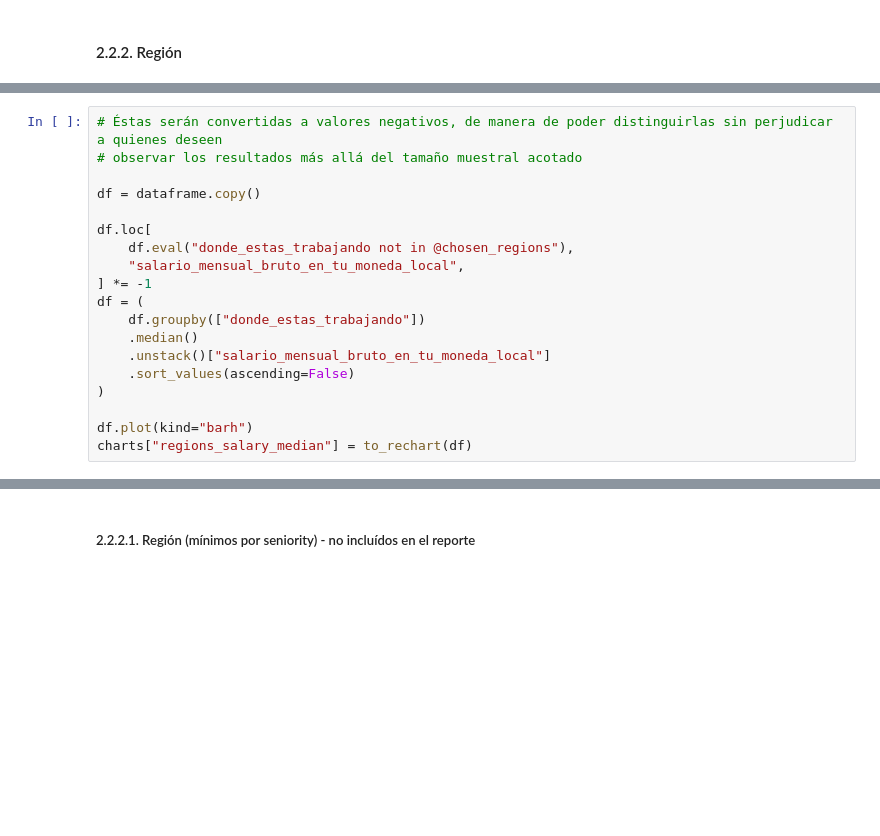
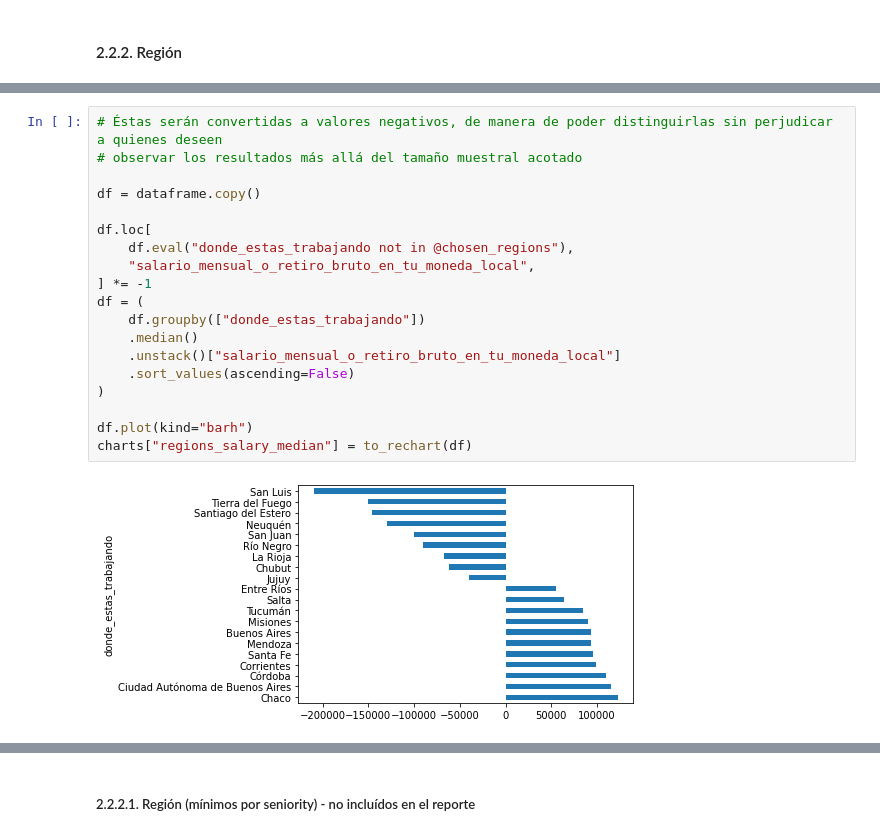
Before and after one commit to SebastianESaavedra/openqube-sueldos, a Jupyter notebook: pipeline/data-analysis.ipynb, the cells around one changed output, grey strips where cells are left out. Drawn from its saved outputs; the diff is of its cells as text; blank space fills up the shorter version.

```diff
--- a/pipeline/data-analysis.ipynb
+++ b/pipeline/data-analysis.ipynb
@@ -867,19 +863,21 @@ display(chosen_regions)
 # %%
 # Éstas serán convertidas a valores negativos, de manera de poder distinguirlas sin perjudicar a quienes deseen
 # observar los resultados más allá del tamaño muestral acotado
 
 df = dataframe.copy()
 
 df.loc[
     df.eval("donde_estas_trabajando not in @chosen_regions"),
-    "salario_mensual_bruto_en_tu_moneda_local",
+    "salario_mensual_o_retiro_bruto_en_tu_moneda_local",
 ] *= -1
 df = (
     df.groupby(["donde_estas_trabajando"])
     .median()
-    .unstack()["salario_mensual_bruto_en_tu_moneda_local"]
+    .unstack()["salario_mensual_o_retiro_bruto_en_tu_moneda_local"]
     .sort_values(ascending=False)
 )
 
 df.plot(kind="barh")
 charts["regions_salary_median"] = to_rechart(df)
+# %% [output]
+[figure, added]
```
Also changed, not shown: parts of 63 cells of this notebook.
